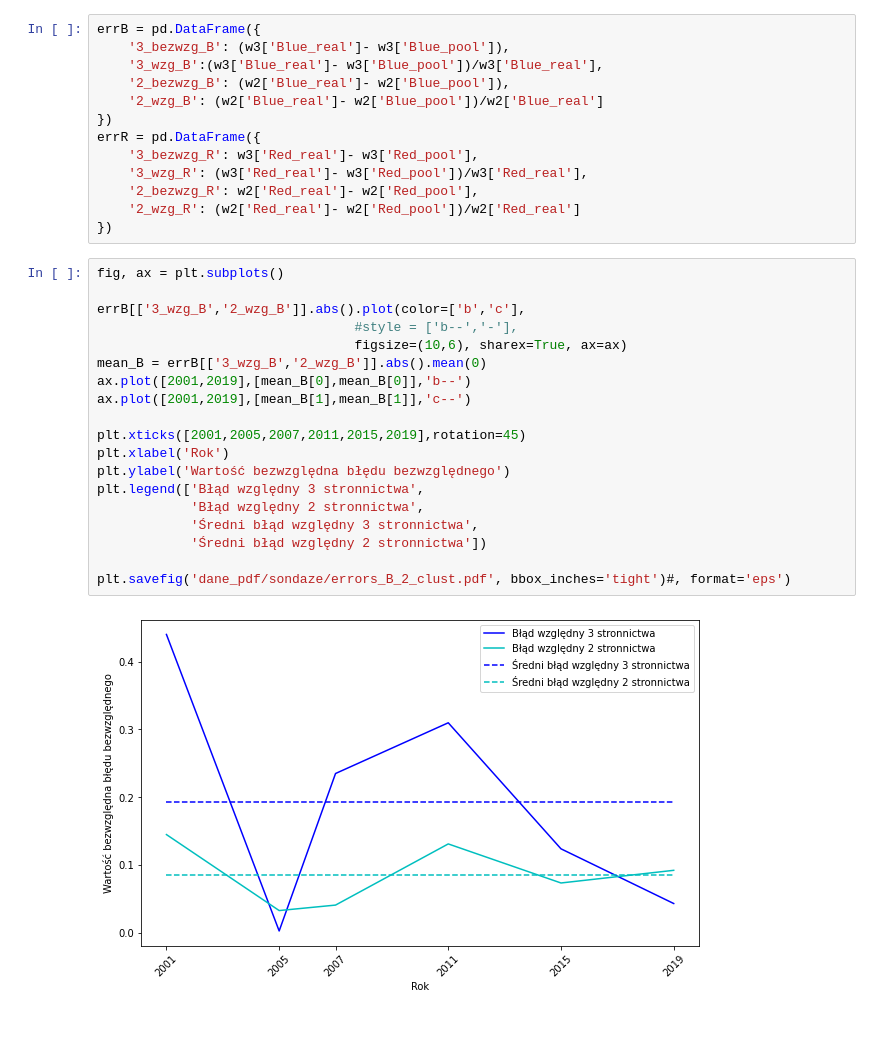
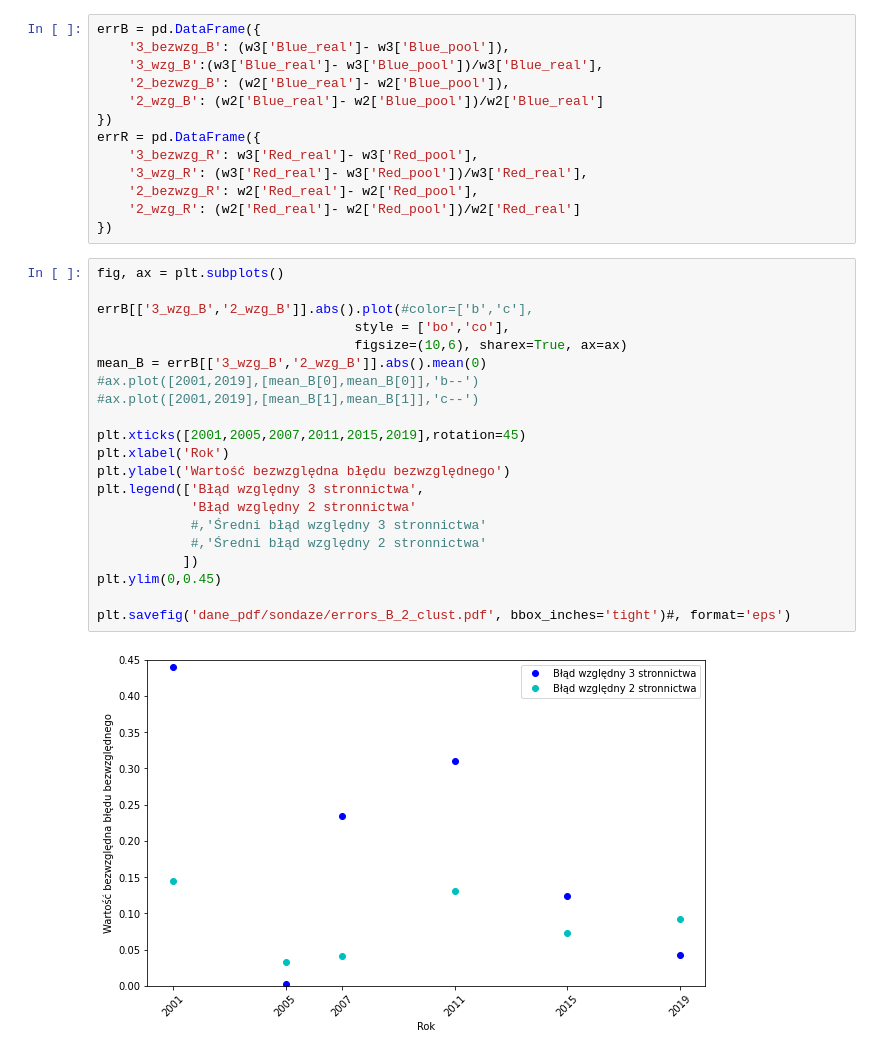
Before and after one commit to MarBry111/Forecast_Election_Poland, a Jupyter notebook: EXAMING_changes_in_cluestering.ipynb, the cells around one changed output. Saved outputs shown, nothing was run; the diff lists cells and outputs as text; blank space fills up the shorter version.

```diff
--- a/EXAMING_changes_in_cluestering.ipynb
+++ b/EXAMING_changes_in_cluestering.ipynb
@@ -149,24 +149,26 @@ errR = pd.DataFrame({
 # %%
 fig, ax = plt.subplots()
 
-errB[['3_wzg_B','2_wzg_B']].abs().plot(color=['b','c'],
-                                 #style = ['b--','-'],
+errB[['3_wzg_B','2_wzg_B']].abs().plot(#color=['b','c'],
+                                 style = ['bo','co'],
                                  figsize=(10,6), sharex=True, ax=ax)
 mean_B = errB[['3_wzg_B','2_wzg_B']].abs().mean(0)
-ax.plot([2001,2019],[mean_B[0],mean_B[0]],'b--')
-ax.plot([2001,2019],[mean_B[1],mean_B[1]],'c--')
+#ax.plot([2001,2019],[mean_B[0],mean_B[0]],'b--')
+#ax.plot([2001,2019],[mean_B[1],mean_B[1]],'c--')
 
 plt.xticks([2001,2005,2007,2011,2015,2019],rotation=45)
 plt.xlabel('Rok')
 plt.ylabel('Wartość bezwzględna błędu bezwzględnego')
 plt.legend(['Błąd względny 3 stronnictwa',
-            'Błąd względny 2 stronnictwa',
-            'Średni błąd względny 3 stronnictwa',
-            'Średni błąd względny 2 stronnictwa'])
+            'Błąd względny 2 stronnictwa'
+            #,'Średni błąd względny 3 stronnictwa'
+            #,'Średni błąd względny 2 stronnictwa'
+           ])
+plt.ylim(0,0.45)
 
 plt.savefig('dane_pdf/sondaze/errors_B_2_clust.pdf', bbox_inches='tight')#, format='eps')
 # %% [output]
-[figure, old version]
+[figure, new version]
 # %%
 fig, ax = plt.subplots()
 
```
Also changed, not shown: parts of 6 cells of this notebook, 17 other files.
